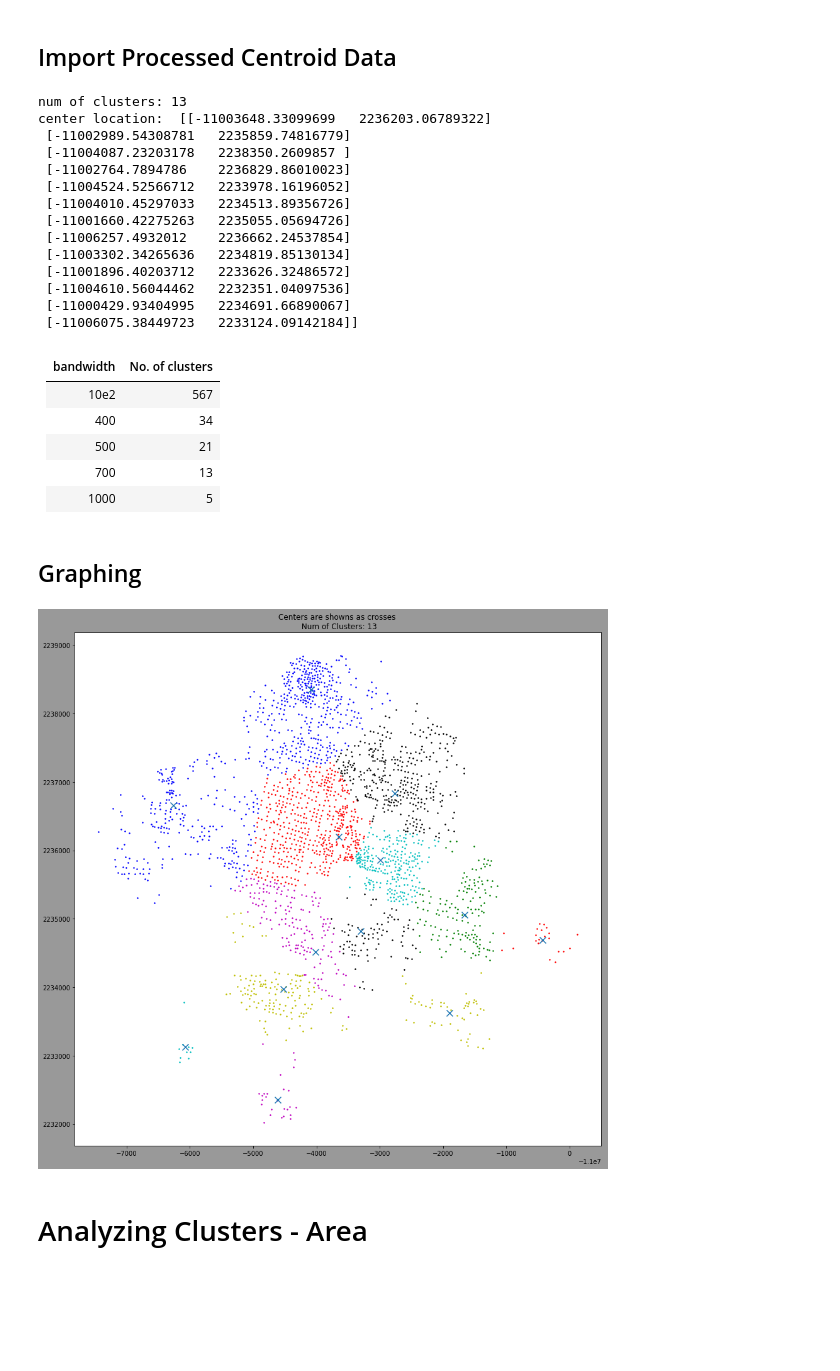
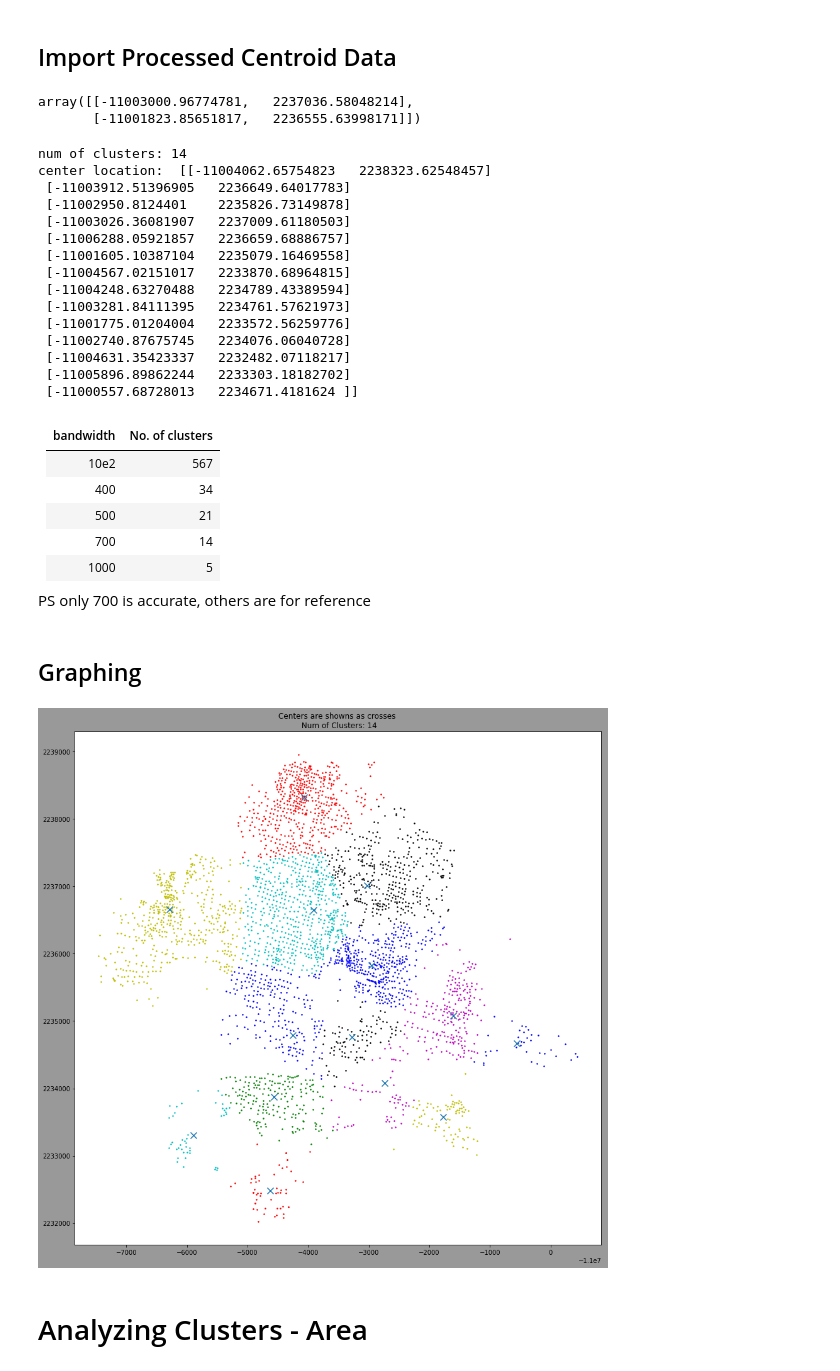
Before and after one commit to QitianHu46/Archeology-Clustering, a Jupyter notebook: Apply_MeanShift.ipynb, the cells around one changed output. Drawn from its saved outputs; the diff is of its cells as text; code cells hidden in the pictures; blank space fills up the shorter version.

```diff
--- a/Apply_MeanShift.ipynb
+++ b/Apply_MeanShift.ipynb
@@ -8,34 +8,45 @@ from sklearn.cluster import MeanShift
 from sklearn.cluster import estimate_bandwidth
 import matplotlib.pyplot as plt
 # %%
-rsd_ctr = np.genfromtxt('rsd_array_GeometricCentroids.csv', delimiter=',')
-assert len(rsd_ctr) == 2454
+rsd_ctr = np.asarray(list(np.genfromtxt('rsd_array_GeometricCentroids.csv', delimiter=',')) +
+            list(np.genfromtxt('Insubstantial_structures.csv', delimiter=',')))
+
+assert len(rsd_ctr) == 2454 + 824
+# %%
+for i in rsd_ctr:
+    assert i !=
+# %%
+rsd_ctr[2447:2449]
+# %% [output]
+array([[-11003000.96774781,   2237036.58048214],
+       [-11001823.85651817,   2236555.63998171]])
 # %%
 # ms = ms(bandwidth=bandwidth, bin_seeding=True)
 ms = MeanShift(bandwidth = 700) # bandwidth is radius
 
 # bandwidth = estimate_bandwidth(X, quantile=0.2, n_samples=500)
 ms.fit(rsd_ctr)
-labels = ms.labels_
-num_clusters = len(np.unique(labels))
+full_label = ms.labels_
+num_clusters = len(np.unique(full_label))
 # np.unique() -> how many unique elements there are
-print('num of clusters:', len(np.unique(labels)))
+print('num of clusters:', len(np.unique(full_label)))
 print('center location: ', ms.cluster_centers_)
 # %% [output]
-num of clusters: 13
-center location:  [[-11003648.33099699   2236203.06789322]
- [-11002989.54308781   2235859.74816779]
- [-11004087.23203178   2238350.2609857 ]
- [-11002764.7894786    2236829.86010023]
- [-11004524.52566712   2233978.16196052]
- [-11004010.45297033   2234513.89356726]
- [-11001660.42275263   2235055.05694726]
- [-11006257.4932012    2236662.24537854]
- [-11003302.34265636   2234819.85130134]
- [-11001896.40203712   2233626.32486572]
- [-11004610.56044462   2232351.04097536]
- [-11000429.93404995   2234691.66890067]
- [-11006075.38449723   2233124.09142184]]
+num of clusters: 14
+center location:  [[-11004062.65754823   2238323.62548457]
+ [-11003912.51396905   2236649.64017783]
+ [-11002950.8124401    2235826.73149878]
+ [-11003026.36081907   2237009.61180503]
+ [-11006288.05921857   2236659.68886757]
+ [-11001605.10387104   2235079.16469558]
+ [-11004567.02151017   2233870.68964815]
+ [-11004248.63270488   2234789.43389594]
+ [-11003281.84111395   2234761.57621973]
+ [-11001775.01204004   2233572.56259776]
+ [-11002740.87675745   2234076.06040728]
+ [-11004631.35423337   2232482.07118217]
+ [-11005896.89862244   2233303.18182702]
+ [-11000557.68728013   2234671.4181624 ]]
 # %% [markdown]
 
 |bandwidth|No. of clusters|
@@ -43,43 +54,36 @@ center location:  [[-11003648.33099699   2236203.06789322]
 |10e2|567|
 |400|34|
 |500|21|
-|700|13|
+|700|14|
 |1000|5|
+
+PS only 700 is accurate, others are for reference
 # %% [markdown]
 ## Graphing
 # %%
 # Generate visually distance colors
-
 def get_spaced_colors(n):
     max_value = 16581375 #255**3
     interval = int(max_value / n)
     colors = [hex(I)[2:].zfill(6) for I in range(0, max_value, interval)]
-
     return tuple([(int(i[:2], 16), int(i[2:4], 16), int(i[4:], 16)) for i in colors])
-
 # Reorganize the RGB data to hex
-colors = []
-for i in range(num_clusters+1):
-    pass
-#     colors.append('#%02x%02x%02x' % get_spaced_colors(num_clusters + 1)[1:][i])
 colors = get_spaced_colors(num_clusters + 1)
 # %%
 plt.figure(figsize = (15, 15), facecolor = '.6')
-colors = ['r.', 'c.', 'b.', 'k.', 'y.', 'm.', 'g.', 'b.', 'k.', 'y.', 'm.']*1000
+colors = ['r.', 'c.', 'b.', 'k.', 'y.', 'm.', 'g.', 'b.', 'k.', 'y.', 'm.']*2
 
 for i in range(len(rsd_ctr)):
-    plt.plot(rsd_ctr[i][0], rsd_ctr[i][1],  colors[labels[i]] , markersize = 3)
-
-# plt.plot(rsd_ctr[i][0], rsd_ctr[i][1], colors[labels[i]], markersize = 1)
+    plt.plot(rsd_ctr[i][0], rsd_ctr[i][1],  colors[full_label[i]], markersize = 3)
 
 # paint center points
 plt.scatter(ms.cluster_centers_[:,0], ms.cluster_centers_[:,1],
            marker = 'x', s = 100, linewidths = 0.3, zorder =10)
 
-plt.title("Centers are showns as crosses \n Num of Clusters: %d" % len(np.unique(labels)))
+plt.title("Centers are showns as crosses \n Num of Clusters: %d" % len(np.unique(full_label)))
 plt.show()
 # %% [output]
-[figure, old version]
+[figure, new version]
 # %% [markdown]
 # Analyzing Clusters - Area
 # %% [markdown]
```
Also changed, not shown: parts of 15 cells of this notebook, 20 other files.
